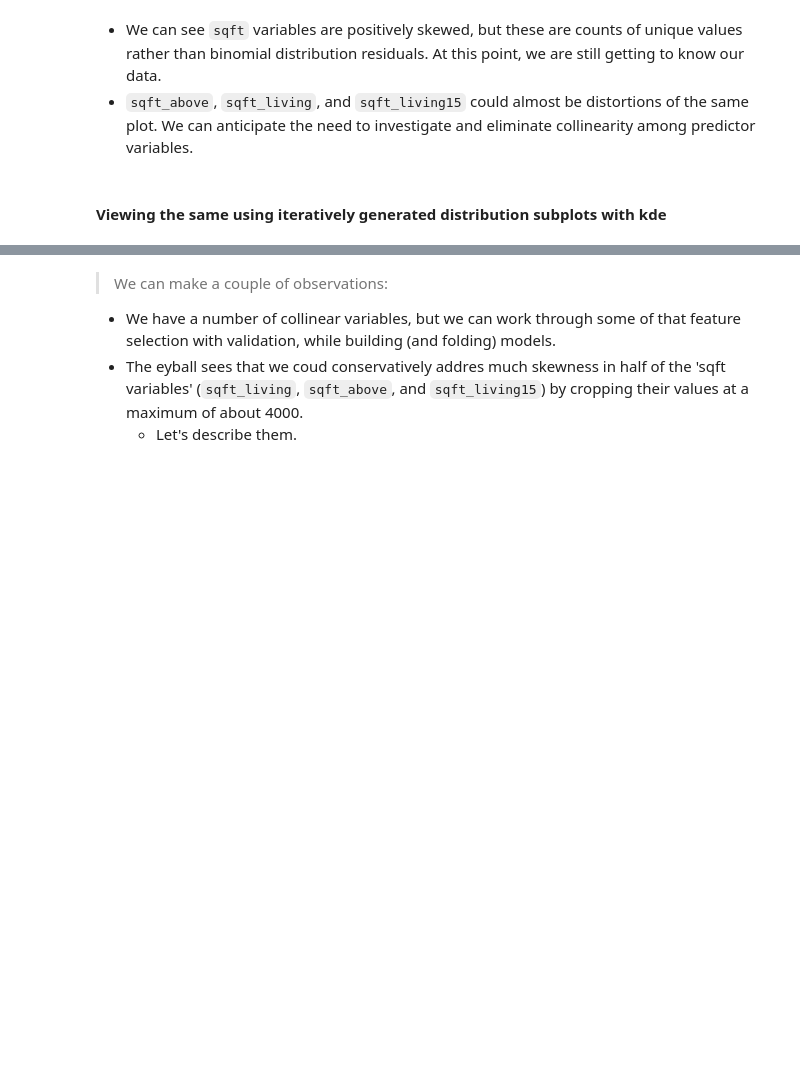
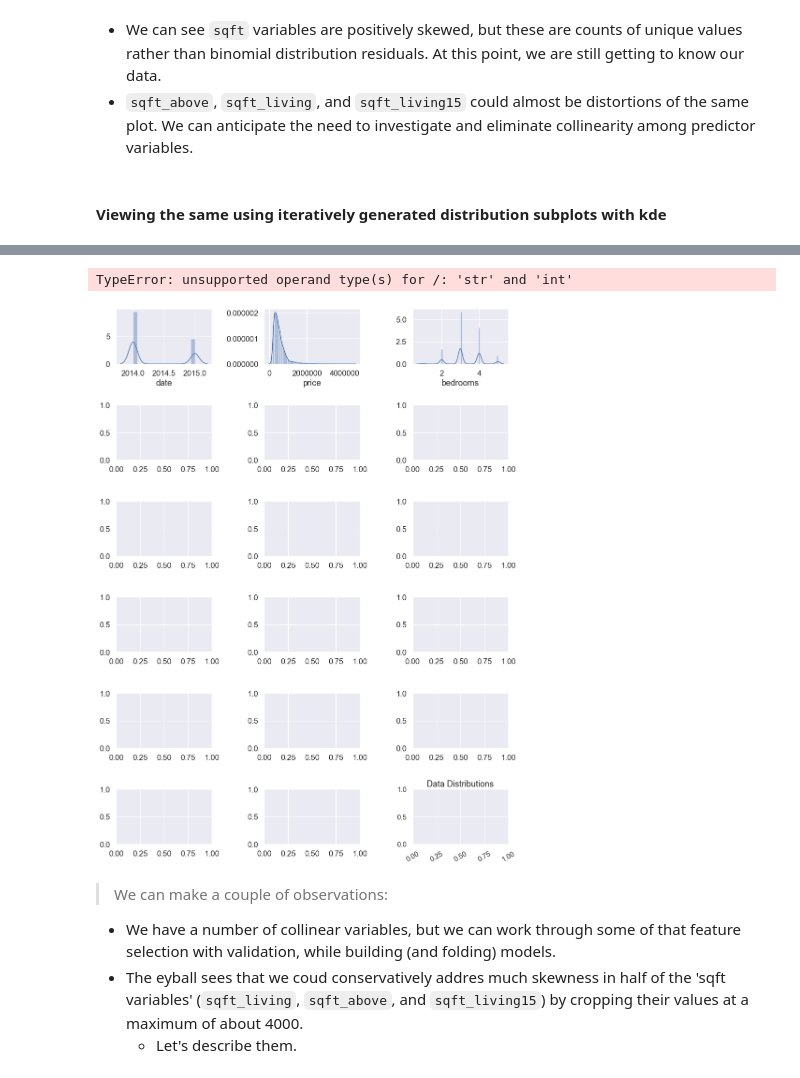
Before and after one commit to jammy-bot/dsc-mod-2-project-v2-1-online-ds-ft-120919, a Jupyter notebook: 2-eda-and-transform.ipynb, the cells around one changed output, grey strips where cells are left out. Saved outputs shown, nothing was run; the diff lists cells and outputs as text; code cells hidden in the pictures; blank space fills up the shorter version.

```diff
--- a/2-eda-and-transform.ipynb
+++ b/2-eda-and-transform.ipynb
@@ -185,28 +191,33 @@ plt.show()
 # %%
 # select plot style
 plt.style.use('seaborn')
 sns.set(font_scale=1.5); # preventing overlap of long column names
 
 # selecting columns excluding `id`
-columns = no_hots_df.drop(['id', sqft_living, sqft_lot, sqft_above, sqft_basement, zipcode, Renovated], axis=1).columns
+columns = no_hots_df.drop(['id', 'sqft_living',
+                           'sqft_lot', 'sqft_above', 'sqft_basement',
+                           'zipcode', 'Renovated'], axis=1).columns
 
 # setting a figure and number of axes to plot
 fig, ax = plt.subplots(ncols=3, nrows=6, figsize=(15, 21))
 plt.subplots_adjust(wspace=.55, hspace=.75) # space between subplots
 plt.title("Data Distributions")
 
 plt.xticks(rotation = 30, fontsize=15)
 plt.yticks(fontsize=15)
 
 # flattening the list of axes and enumerating to associate each
 # axis with the dataframe column in the same index position
 for index, a in enumerate(ax.flatten()):
     if index < 16: # avoid error of indexes exceeding axes
         column = columns[index]
         # plot in seaborn including kde
         a = sns.distplot(no_hots_df[column], ax=a)
 
 plt.show()
+# %% [output]
+TypeError: unsupported operand type(s) for /: 'str' and 'int'
+[figure, added]
 # %% [markdown]
 > We can make a couple of observations:
 * We have a number of collinear variables, but we can work through some of that feature selection with validation, while building (and folding) models.
```
Also changed, not shown: parts of 24 cells of this notebook, 6 other files.
